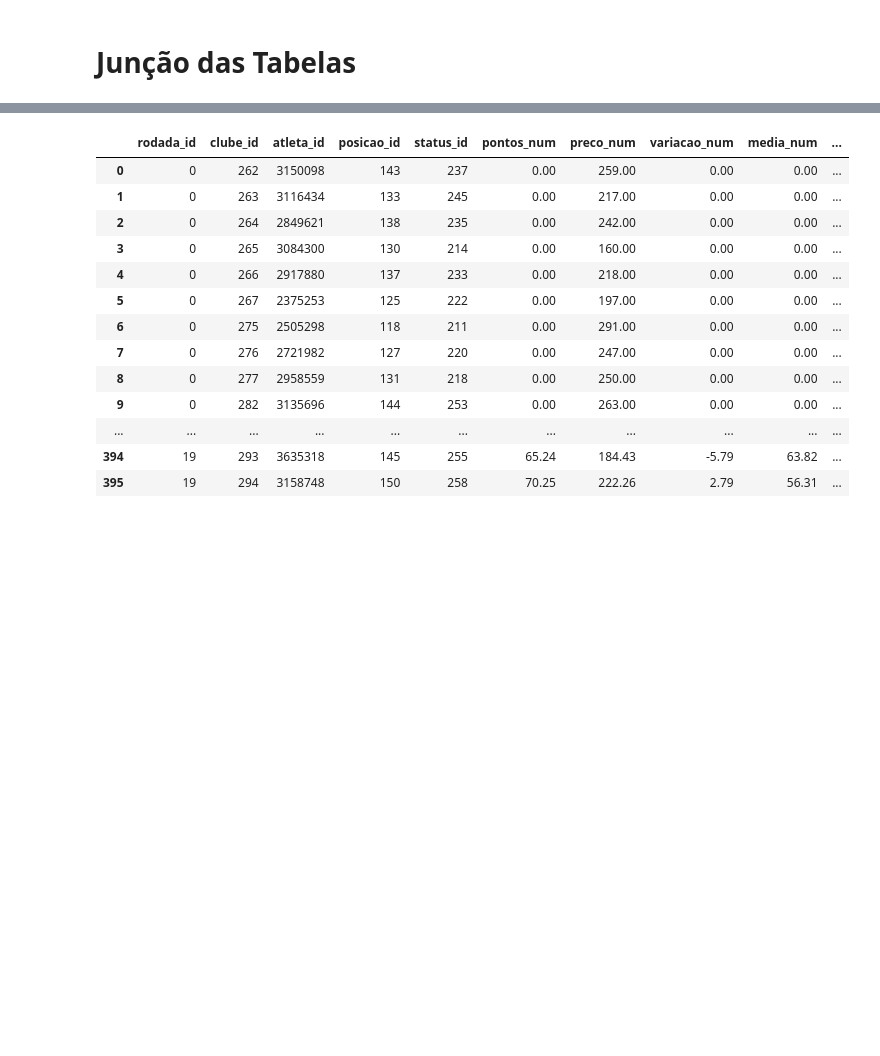
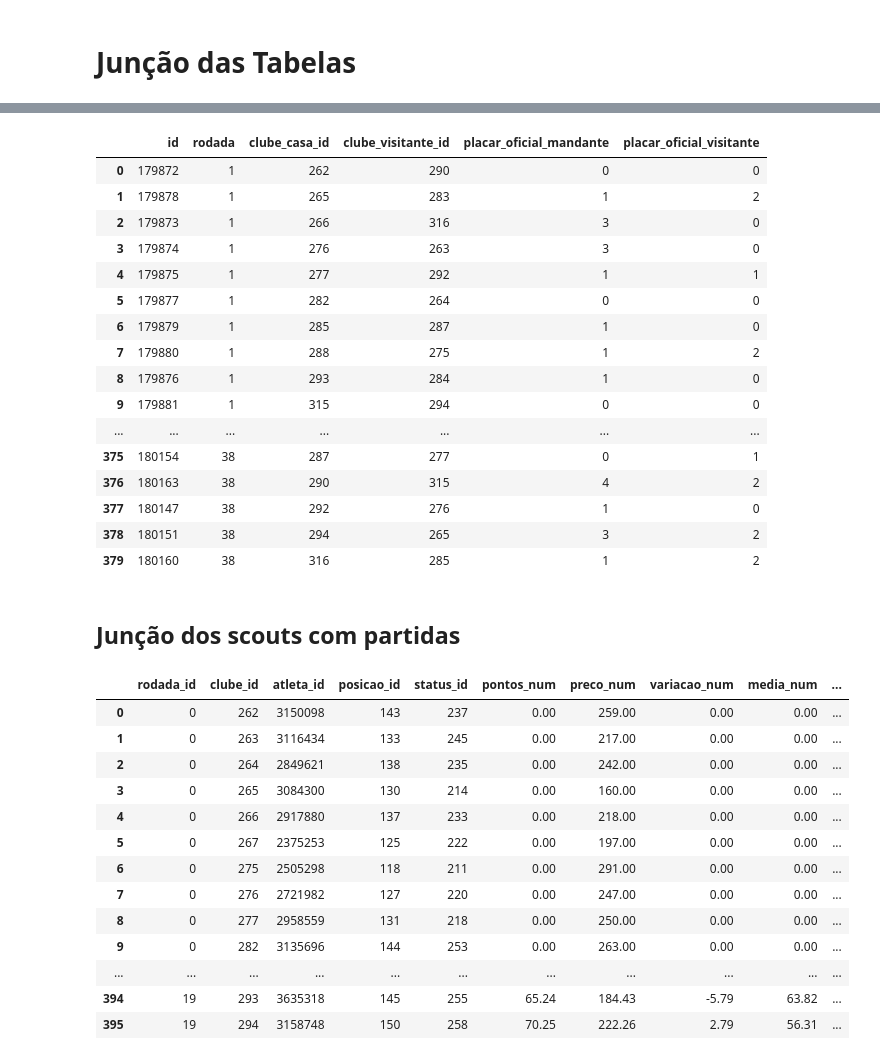
Before and after one commit to guilhermelt-22/final_project, a Jupyter notebook: modelov1.ipynb, the cells around one changed output, grey strips where cells are left out. Cells and saved outputs as stored; diff of their text form; code cells hidden in the pictures; blank space fills up the shorter version.

```diff
--- a/Bot_Apostas.ipynb
+++ b/modelov1.ipynb
@@ -39,0 +60,22 @@ time_stats.reset_index(inplace=True)
+# %%
+partidas_2014
+# %% [output]
+|  | id | rodada | clube_casa_id | clube_visitante_id | placar_oficial_mandante | placar_oficial_visitante |
+| 0 | 179872 | 1 | 262 | 290 | 0 | 0 |
+| 1 | 179878 | 1 | 265 | 283 | 1 | 2 |
+| 2 | 179873 | 1 | 266 | 316 | 3 | 0 |
+| 3 | 179874 | 1 | 276 | 263 | 3 | 0 |
+| 4 | 179875 | 1 | 277 | 292 | 1 | 1 |
+| 5 | 179877 | 1 | 282 | 264 | 0 | 0 |
+| 6 | 179879 | 1 | 285 | 287 | 1 | 0 |
+| 7 | 179880 | 1 | 288 | 275 | 1 | 2 |
+| 8 | 179876 | 1 | 293 | 284 | 1 | 0 |
+| 9 | 179881 | 1 | 315 | 294 | 0 | 0 |
+| ... | ... | ... | ... | ... | ... | ... |
+| 375 | 180154 | 38 | 287 | 277 | 0 | 1 |
+| 376 | 180163 | 38 | 290 | 315 | 4 | 2 |
+| 377 | 180147 | 38 | 292 | 276 | 1 | 0 |
+| 378 | 180151 | 38 | 294 | 265 | 3 | 2 |
+| 379 | 180160 | 38 | 316 | 285 | 1 | 2 |
+# %% [markdown]
+## Junção dos scouts com partidas
```
Also changed, not shown: parts of 21 cells of this notebook, 2 other files.
